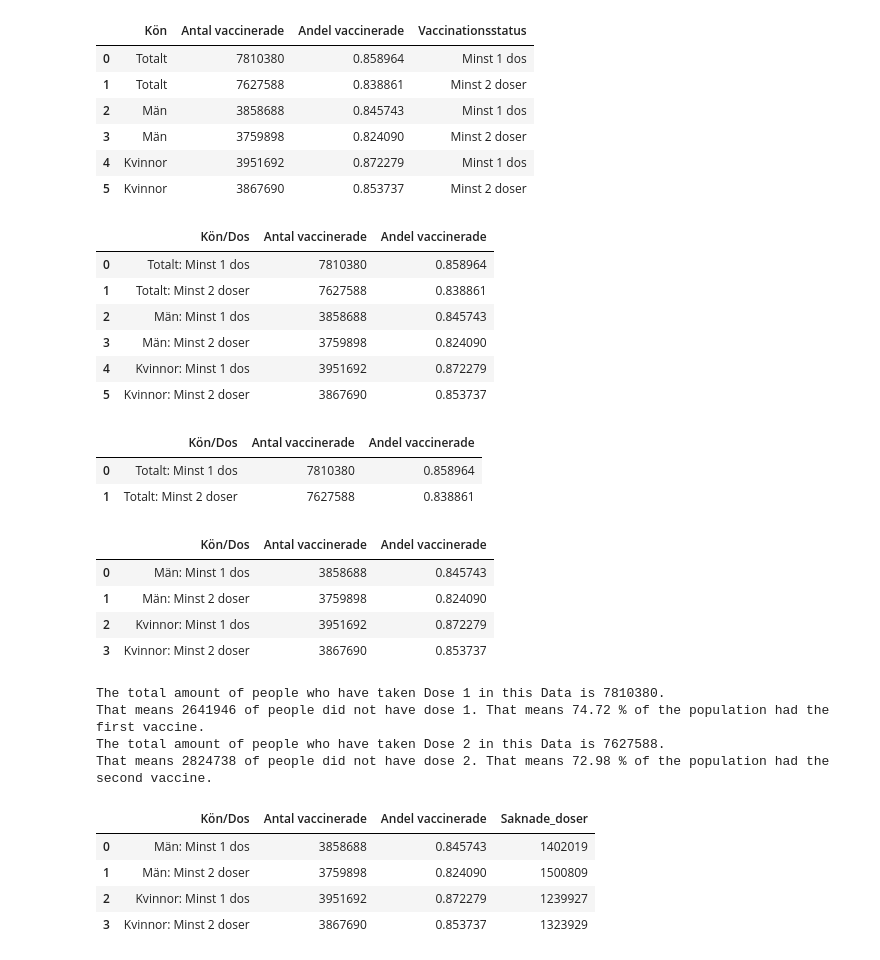
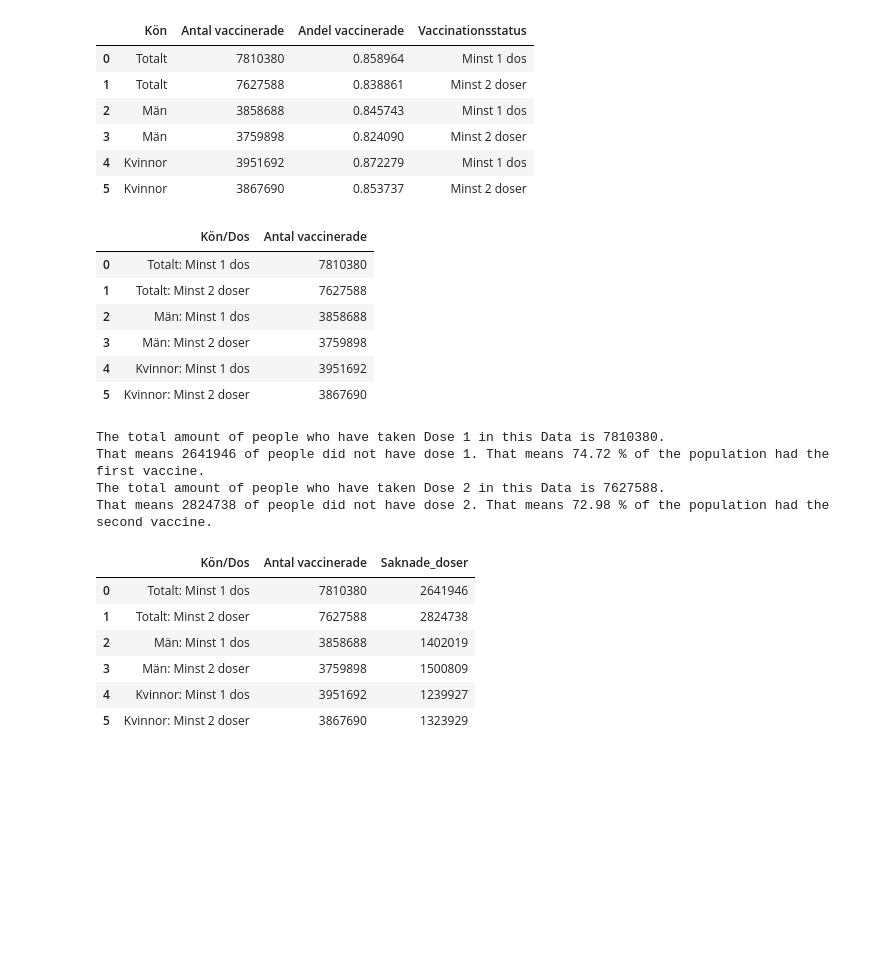
Before and after one commit to SCGlass/Data-Processing-Sam-Glass, a Jupyter notebook: Lab_Covid/Lab_exercise_3.ipynb, the cells around one changed output. Cells and saved outputs as stored; diff of their text form; code cells hidden in the pictures; blank space fills up the shorter version.

Commit message:
fixing table then will plot

```diff
--- a/Lab_Covid/Lab_exercise_3.ipynb
+++ b/Lab_Covid/Lab_exercise_3.ipynb
@@ -231,33 +231,16 @@ memory usage: 320.0+ bytes
 df_vaccine_gender["Kön/Dos"] = df_vaccine_gender["Kön"].str.cat(df_vaccine_gender["Vaccinationsstatus"], sep=": ") # combining two columns together
 df_vaccine_gender.drop("Kön",inplace=True, axis=1) # removing one of the original columns
 df_vaccine_gender.drop("Vaccinationsstatus",inplace=True, axis=1) #removing the second column
-df_vaccine_gender = df_vaccine_gender[['Kön/Dos','Antal vaccinerade','Andel vaccinerade']]
+df_vaccine_gender = df_vaccine_gender[['Kön/Dos','Antal vaccinerade']]
 df_vaccine_gender
 # %% [output]
-|  | Kön/Dos | Antal vaccinerade | Andel vaccinerade |
-| 0 | Totalt: Minst 1 dos | 7810380 | 0.858964 |
-| 1 | Totalt: Minst 2 doser | 7627588 | 0.838861 |
-| 2 | Män: Minst 1 dos | 3858688 | 0.845743 |
-| 3 | Män: Minst 2 doser | 3759898 | 0.824090 |
-| 4 | Kvinnor: Minst 1 dos | 3951692 | 0.872279 |
-| 5 | Kvinnor: Minst 2 doser | 3867690 | 0.853737 |
+|  | Kön/Dos | Antal vaccinerade |
+| 0 | Totalt: Minst 1 dos | 7810380 |
+| 1 | Totalt: Minst 2 doser | 7627588 |
+| 2 | Män: Minst 1 dos | 3858688 |
+| 3 | Män: Minst 2 doser | 3759898 |
+| 4 | Kvinnor: Minst 1 dos | 3951692 |
+| 5 | Kvinnor: Minst 2 doser | 3867690 |
-# %%
-# Dividing the Data frame into two to seperate data frames total amounts and gender based
-df_vaccine_total = df_vaccine_gender.iloc[:2]
-df_vaccine_total
-# %% [output]
-|  | Kön/Dos | Antal vaccinerade | Andel vaccinerade |
-| 0 | Totalt: Minst 1 dos | 7810380 | 0.858964 |
-| 1 | Totalt: Minst 2 doser | 7627588 | 0.838861 |
-# %%
-df_vaccine_gender = df_vaccine_gender.iloc[2: , :].reset_index(drop=True)
-df_vaccine_gender
-# %% [output]
-|  | Kön/Dos | Antal vaccinerade | Andel vaccinerade |
-| 0 | Män: Minst 1 dos | 3858688 | 0.845743 |
-| 1 | Män: Minst 2 doser | 3759898 | 0.824090 |
-| 2 | Kvinnor: Minst 1 dos | 3951692 | 0.872279 |
-| 3 | Kvinnor: Minst 2 doser | 3867690 | 0.853737 |
 # %%
 sweden_population = 10452326 #https://www.scb.se/hitta-statistik/sverige-i-siffror/manniskorna-i-sverige/sveriges-befolkning/ 31 dec 2021
 
@@ -280,21 +263,26 @@ That means 2824738 of people did not have dose 2. That means 72.98 % of the popu
 # %%
 # I will now add the missing data into the dataframes
 woman_total_pop = 5191619
 man_total_pop = 5260707
 
-woman_1_miss = woman_total_pop - df_vaccine_gender["Antal vaccinerade"].values[2]
-woman_2_miss =woman_total_pop - df_vaccine_gender["Antal vaccinerade"].values[3]
+total_1_miss = sweden_population - df_vaccine_gender["Antal vaccinerade"].values[0]
+total_2_mis = sweden_population - df_vaccine_gender["Antal vaccinerade"].values[1]
 
-man_1_miss = man_total_pop - df_vaccine_gender["Antal vaccinerade"].values[0]
-man_2_miss = man_total_pop - df_vaccine_gender["Antal vaccinerade"].values[1]
 
-missing_vaccines = [man_1_miss,man_2_miss,woman_1_miss,woman_2_miss] #creating a list to imput into the dataframe
+man_1_miss = man_total_pop - df_vaccine_gender["Antal vaccinerade"].values[2]
+man_2_miss = man_total_pop - df_vaccine_gender["Antal vaccinerade"].values[3]
+
+woman_1_miss = woman_total_pop - df_vaccine_gender["Antal vaccinerade"].values[4]
+woman_2_miss =woman_total_pop - df_vaccine_gender["Antal vaccinerade"].values[5]
+missing_vaccines = [total_1_miss,total_2_mis,man_1_miss,man_2_miss,woman_1_miss,woman_2_miss] #creating a list to imput into the dataframe
 
 df_vaccine_gender = df_vaccine_gender.assign(Saknade_doser = missing_vaccines)
 df_vaccine_gender
 # %% [output]
-|  | Kön/Dos | Antal vaccinerade | Andel vaccinerade | Saknade_doser |
-| 0 | Män: Minst 1 dos | 3858688 | 0.845743 | 1402019 |
-| 1 | Män: Minst 2 doser | 3759898 | 0.824090 | 1500809 |
-| 2 | Kvinnor: Minst 1 dos | 3951692 | 0.872279 | 1239927 |
-| 3 | Kvinnor: Minst 2 doser | 3867690 | 0.853737 | 1323929 |
+|  | Kön/Dos | Antal vaccinerade | Saknade_doser |
+| 0 | Totalt: Minst 1 dos | 7810380 | 2641946 |
+| 1 | Totalt: Minst 2 doser | 7627588 | 2824738 |
+| 2 | Män: Minst 1 dos | 3858688 | 1402019 |
+| 3 | Män: Minst 2 doser | 3759898 | 1500809 |
+| 4 | Kvinnor: Minst 1 dos | 3951692 | 1239927 |
+| 5 | Kvinnor: Minst 2 doser | 3867690 | 1323929 |
```
Also changed, not shown: parts of 2 cells of this notebook, 2 other files.
